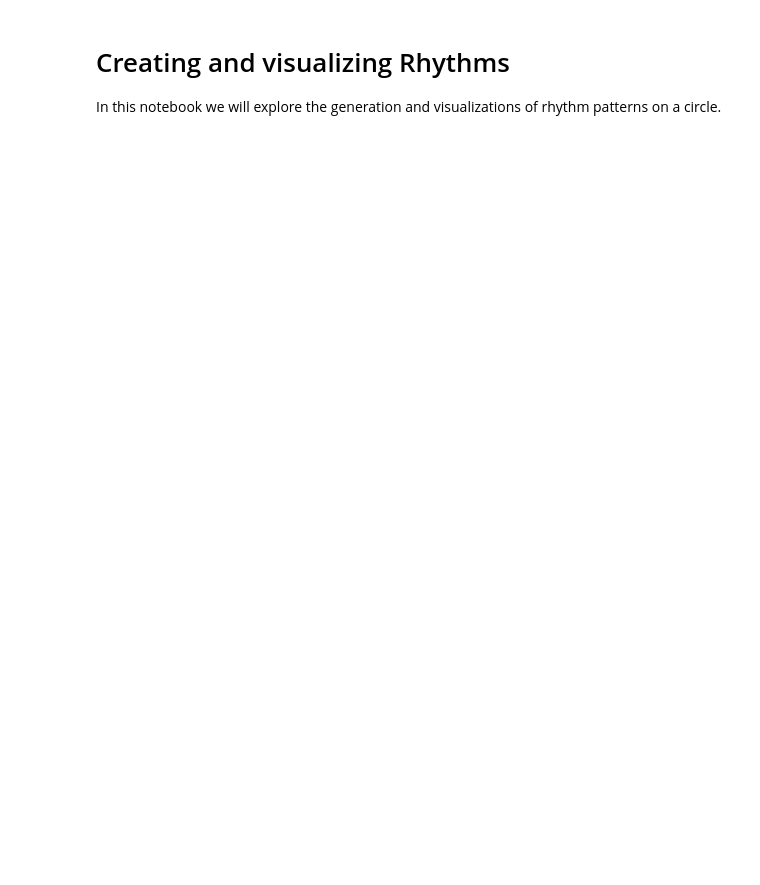
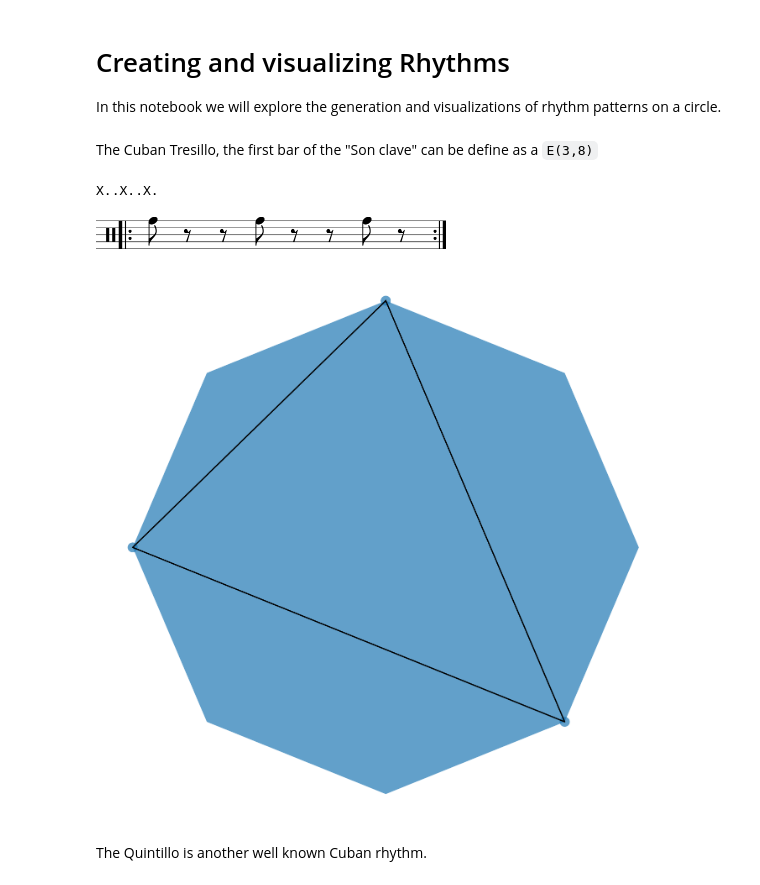
Before and after one commit to fccoelho/musicir, a Jupyter notebook: docs/Rhythms.ipynb, the cells around one changed output. Saved outputs shown, nothing was run; the diff lists cells and outputs as text; code cells hidden in the pictures; blank space fills up the shorter version.

```diff
--- a/docs/Rhythms.ipynb
+++ b/docs/Rhythms.ipynb
@@ -4,6 +4,24 @@ In this notebook we will explore the generation and visualizations of rhythm pat
 # %%
 from musicir.rhythm.generate import Euclid, RhythmViewer
 %matplotlib inline
+# %% [markdown]
+The Cuban Tresillo, the first bar of the "Son clave" can be define as a `E(3,8)`
+# %%
+E= Euclid(3,8)
+E
+# %% [output]
+X..X..X.
+# %%
+E.beat.show()
+# %% [output]
+[figure, added]
+# %%
+R = RhythmViewer(E.rhythm)
+R.show()
+# %% [output]
+[figure, added]
+# %% [markdown]
+The Quintillo is another well known Cuban rhythm.
 # %%
 E = Euclid(5, 8)
 E
```
Also changed, not shown: parts of 4 cells of this notebook, 7 other files.
